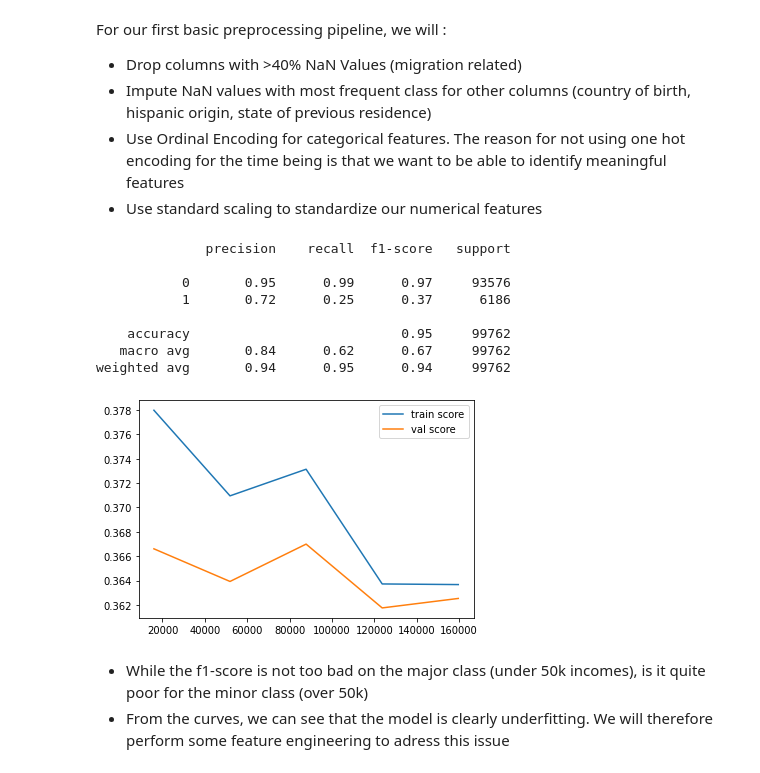
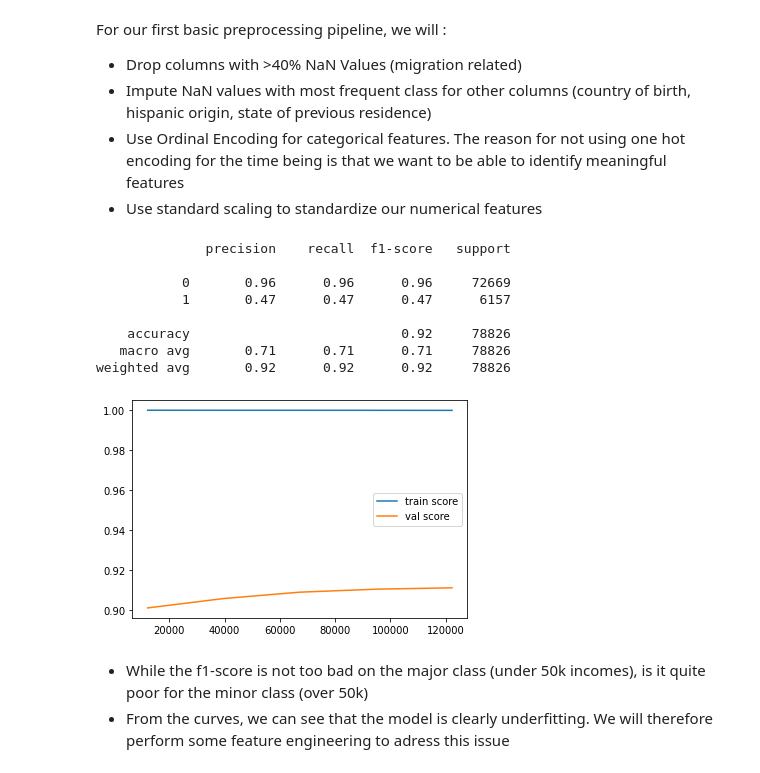
Before and after one commit to jboistard/dataiku_assessment, a Jupyter notebook: 2_Pre_processing.ipynb, the cells around one changed output. Cells and saved outputs as stored; diff of their text form; code cells hidden in the pictures.

```diff
--- a/2_Pre_processing.ipynb
+++ b/2_Pre_processing.ipynb
@@ -46,3 +55,21 @@ For our first basic preprocessing pipeline, we will :
+# %%
+# Define evaluation procedure
+from sklearn.metrics import classification_report
+from sklearn.model_selection import learning_curve
+import numpy as np
+import matplotlib.pyplot as plt
+
+def evaluate_model(clf, X_train, y_train, X_test, y_test, curves=True):
+    clf.fit(X_train, y_train)
+    y_pred = clf.predict(X_test)
+    print(classification_report(y_test, y_pred))
+
+    if curves:
+        N, train_score, val_score = learning_curve(clf, X_train, y_train, scoring="f1_weighted")
+        plt.figure()
+        plt.plot(N, train_score.mean(axis=1), label="train score")
+        plt.plot(N, val_score.mean(axis=1), label="val score")
+        plt.legend()
 # %%
 # Defining basic preprocessing steps
 from sklearn.compose import ColumnTransformer
@@ -71,9 +98,20 @@ preprocessor = ColumnTransformer(transformers=[
     ("numerical", num_transformer, numerical_cols)
 ])
 # %%
-# Creating baseline model
-from sklearn.linear_model import LogisticRegression
-lr_classif = Pipeline(steps=[
+# Creating baseline decision tree model
+from sklearn.tree import DecisionTreeClassifier
+dt_classif = Pipeline(steps=[
     ("preprocessor", preprocessor),
-    ("classifier", LogisticRegression(max_iter=5000, random_state=42))
+    ("classifier", DecisionTreeClassifier(class_weight="balanced", random_state=42))
 ])
+evaluate_model(dt_classif,X_train, y_train, X_test, y_test)
+# %% [output]
+              precision    recall  f1-score   support
+
+           0       0.96      0.96      0.96     72669
+           1       0.47      0.47      0.47      6157
+
+    accuracy                           0.92     78826
+   macro avg       0.71      0.71      0.71     78826
+weighted avg       0.92      0.92      0.92     78826
+[figure, added]
@@ -98,15 +118,3 @@ def evaluate_model(clf, curves=True):
-# %%
-evaluate_model(lr_classif)
-# %% [output]
-              precision    recall  f1-score   support
-
-           0       0.95      0.99      0.97     93576
-           1       0.72      0.25      0.37      6186
-
-    accuracy                           0.95     99762
-   macro avg       0.84      0.62      0.67     99762
-weighted avg       0.94      0.95      0.94     99762
-[figure, removed]
 # %% [markdown]
 - While the f1-score is not too bad on the major class (under 50k incomes), is it quite poor for the minor class (over 50k)
 - From the curves, we can see that the model is clearly underfitting. We will therefore perform some feature engineering to adress this issue
```
Also changed, not shown: parts of 24 cells of this notebook, 2 other files.
